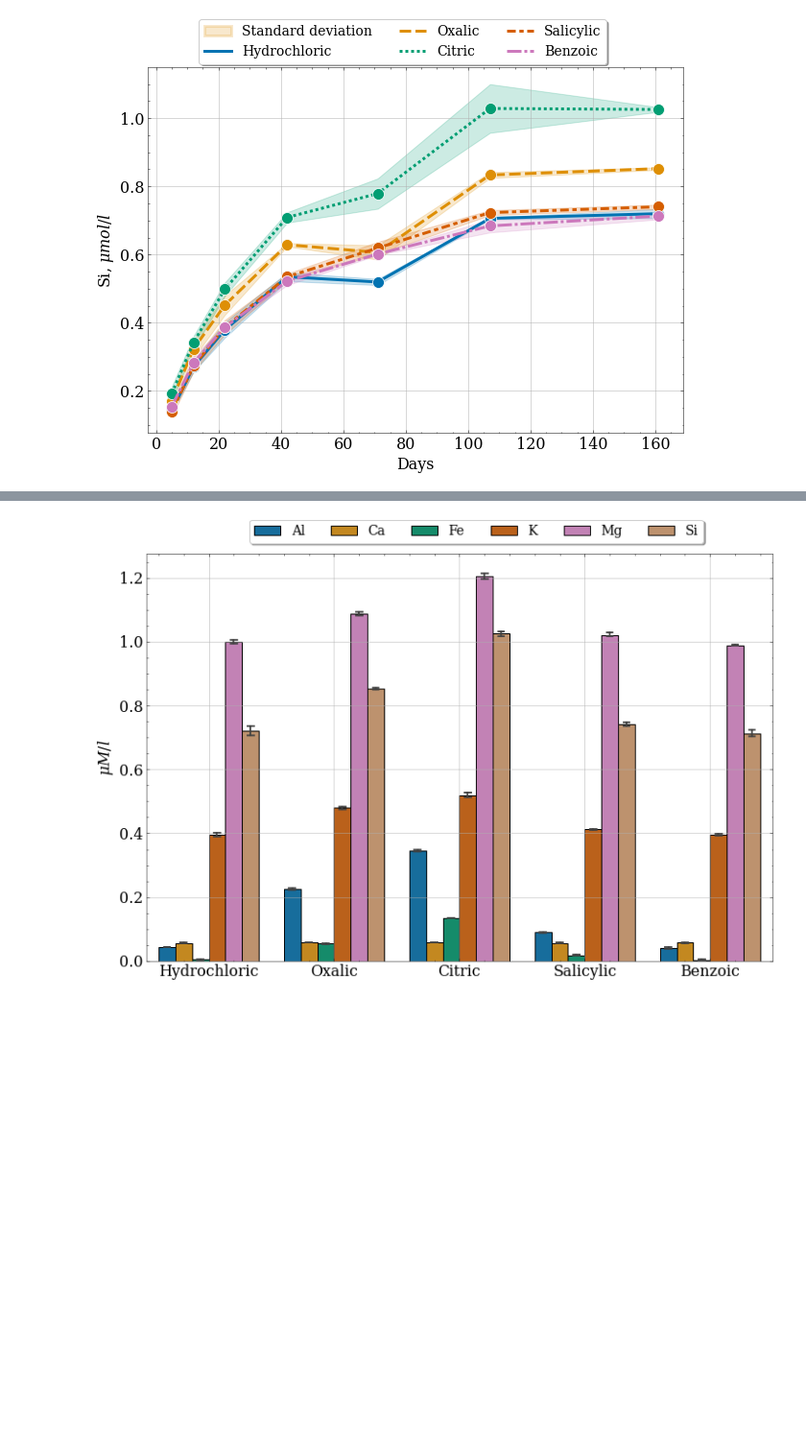
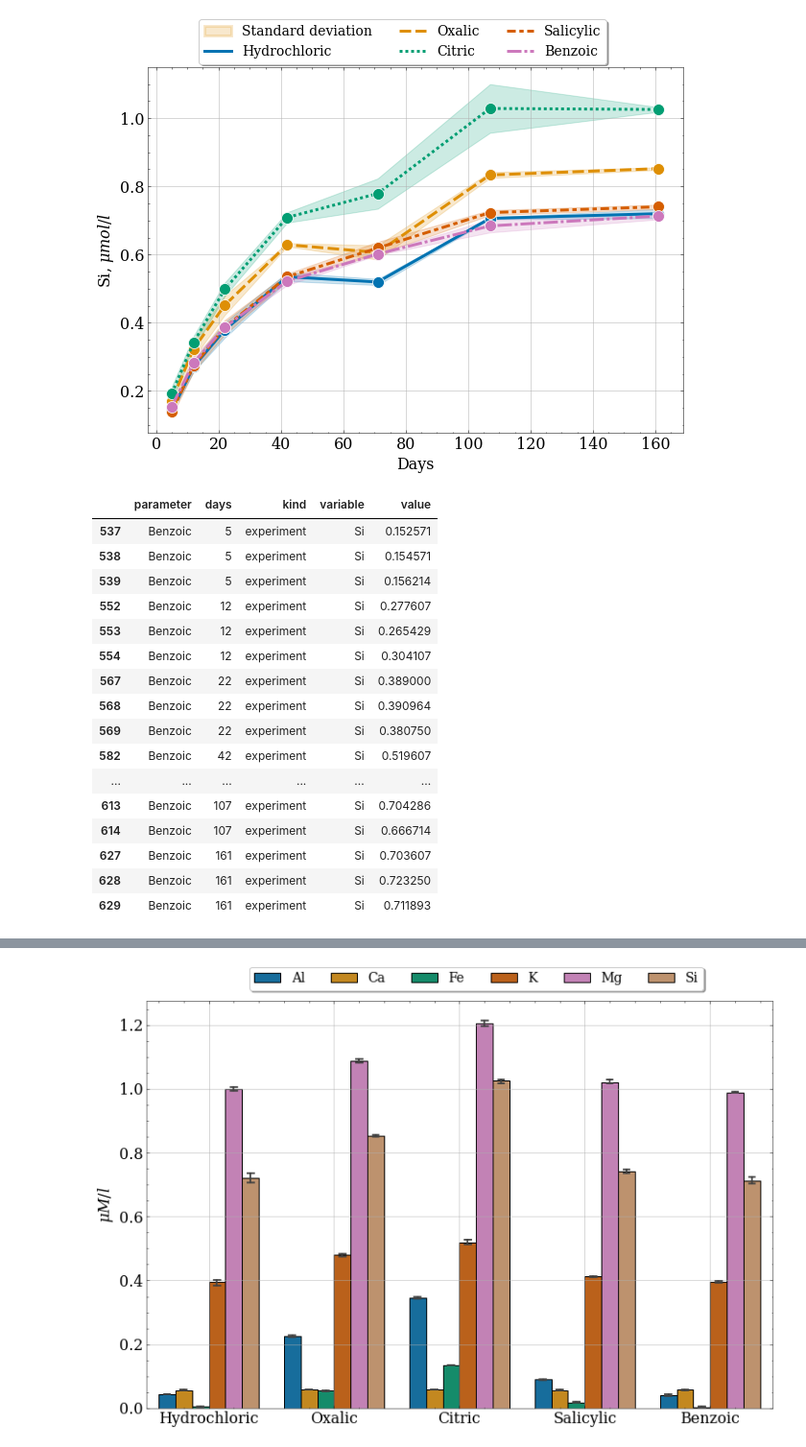
Before and after one commit to mishagrol/clay_minerals, a Jupyter notebook: notebooks/DataAnalysis.ipynb, the cells around one changed output, grey strips where cells are left out. Shown at 96% size. Saved outputs shown, nothing was run; the diff lists cells and outputs as text; code cells hidden in the pictures; blank space fills up the shorter version.

```diff
--- a/notebooks/DataAnalysis.ipynb
+++ b/notebooks/DataAnalysis.ipynb
@@ -123,3 +188,24 @@ df_melted = pd.melt(df, id_vars= ['parameter', 'days', 'kind'],
 # %%
 mask = df_melted['days']==161
 bar_df = df_melted.loc[mask]
+# %%
+mask = (df_melted['parameter']=='Benzoic')&(df_melted['variable']=='Si')
+df_melted.loc[mask]
+# %% [output]
+|  | parameter | days | kind | variable | value |
+| 537 | Benzoic | 5 | experiment | Si | 0.152571 |
+| 538 | Benzoic | 5 | experiment | Si | 0.154571 |
+| 539 | Benzoic | 5 | experiment | Si | 0.156214 |
+| 552 | Benzoic | 12 | experiment | Si | 0.277607 |
+| 553 | Benzoic | 12 | experiment | Si | 0.265429 |
+| 554 | Benzoic | 12 | experiment | Si | 0.304107 |
+| 567 | Benzoic | 22 | experiment | Si | 0.389000 |
+| 568 | Benzoic | 22 | experiment | Si | 0.390964 |
+| 569 | Benzoic | 22 | experiment | Si | 0.380750 |
+| 582 | Benzoic | 42 | experiment | Si | 0.519607 |
+| ... | ... | ... | ... | ... | ... |
+| 613 | Benzoic | 107 | experiment | Si | 0.704286 |
+| 614 | Benzoic | 107 | experiment | Si | 0.666714 |
+| 627 | Benzoic | 161 | experiment | Si | 0.703607 |
+| 628 | Benzoic | 161 | experiment | Si | 0.723250 |
+| 629 | Benzoic | 161 | experiment | Si | 0.711893 |
```
Also changed, not shown: parts of 18 cells of this notebook.
